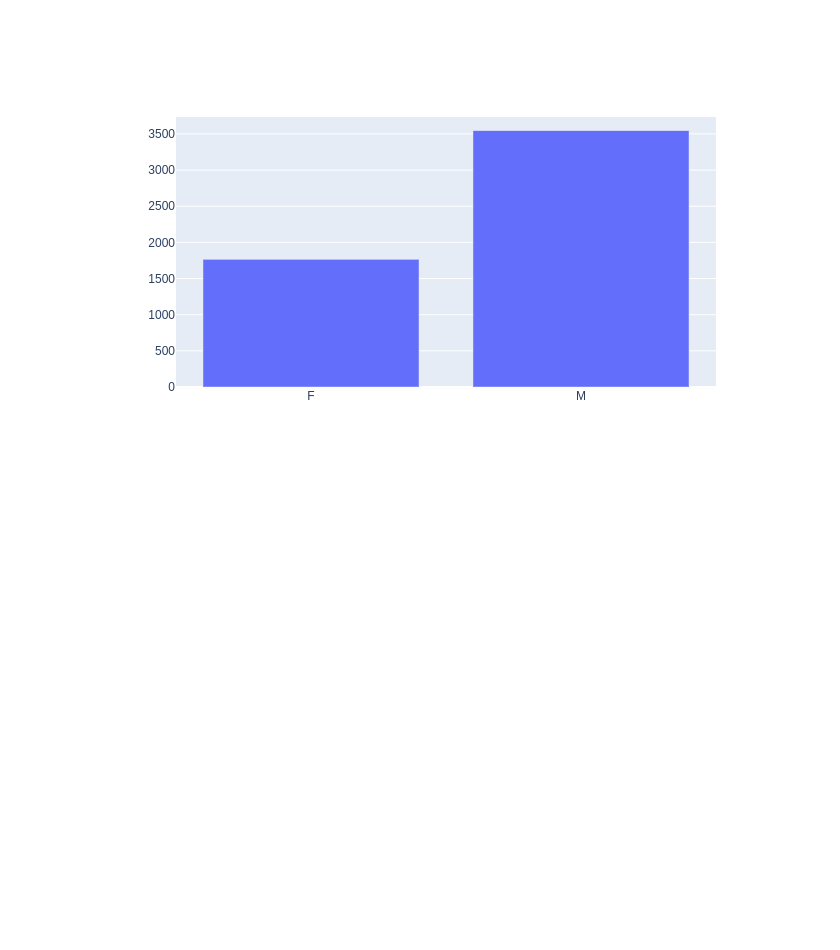
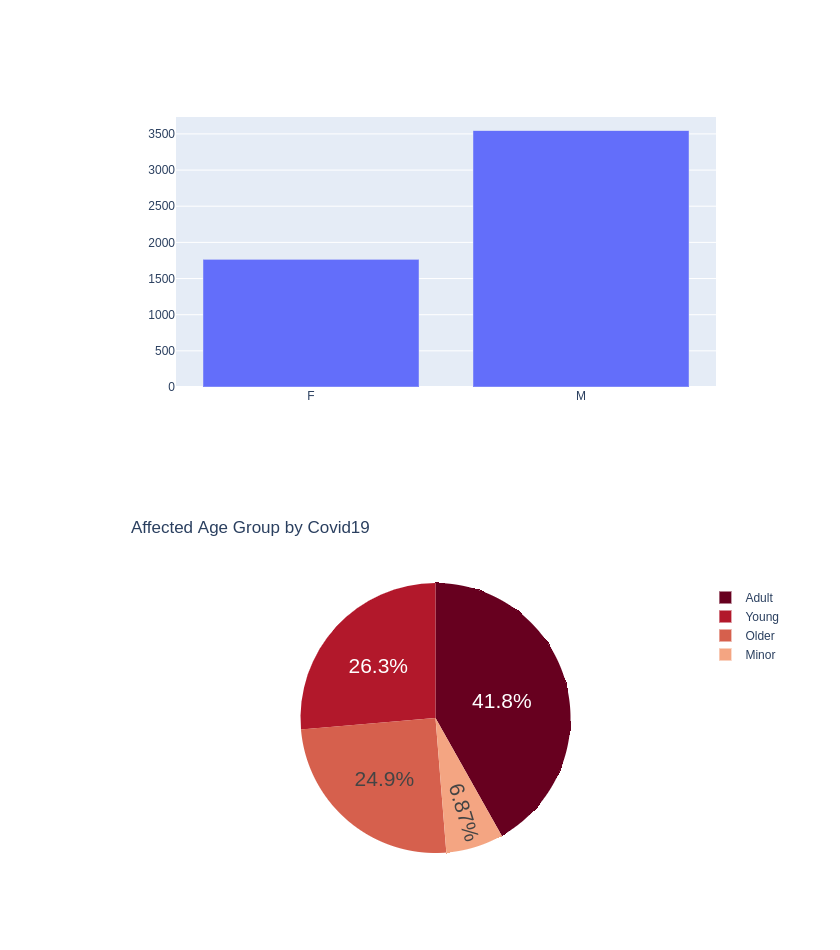
Before and after one commit to siddhusalvi/Covid-Data-Visualization, a Jupyter notebook: Covid_Data_Visualisation_using_Python.ipynb, the cells around one changed output. Saved outputs shown, nothing was run; the diff lists cells and outputs as text; code cells hidden in the pictures; blank space fills up the shorter version.

Commit message:
[Siddhesh] DONE : Pie Chart

```diff
--- a/Covid_Data_Visualisation_using_Python.ipynb
+++ b/Covid_Data_Visualisation_using_Python.ipynb
@@ -115,3 +127,13 @@ fig = go.Figure(data=go.Bar(x=gender,y=count))
 fig.show("png")
 # %% [output]
 [figure]
+# %%
+affectAgeGroup = affectedAgeGroupDF.toPandas()['agegroup']
+affectAgeCount = affectedAgeGroupDF.toPandas()['count']
+# %%
+import plotly.express as px
+fig = px.pie(values=affectAgeCount, names=affectAgeGroup,title='Affected Age Group by Covid19' ,color_discrete_sequence=px.colors.sequential.RdBu)
+fig.update_layout(uniformtext_minsize=21, uniformtext_mode='hide')
+fig.show('png')
+# %% [output]
+[figure, added]
```
Also changed, not shown: parts of 5 cells of this notebook.
